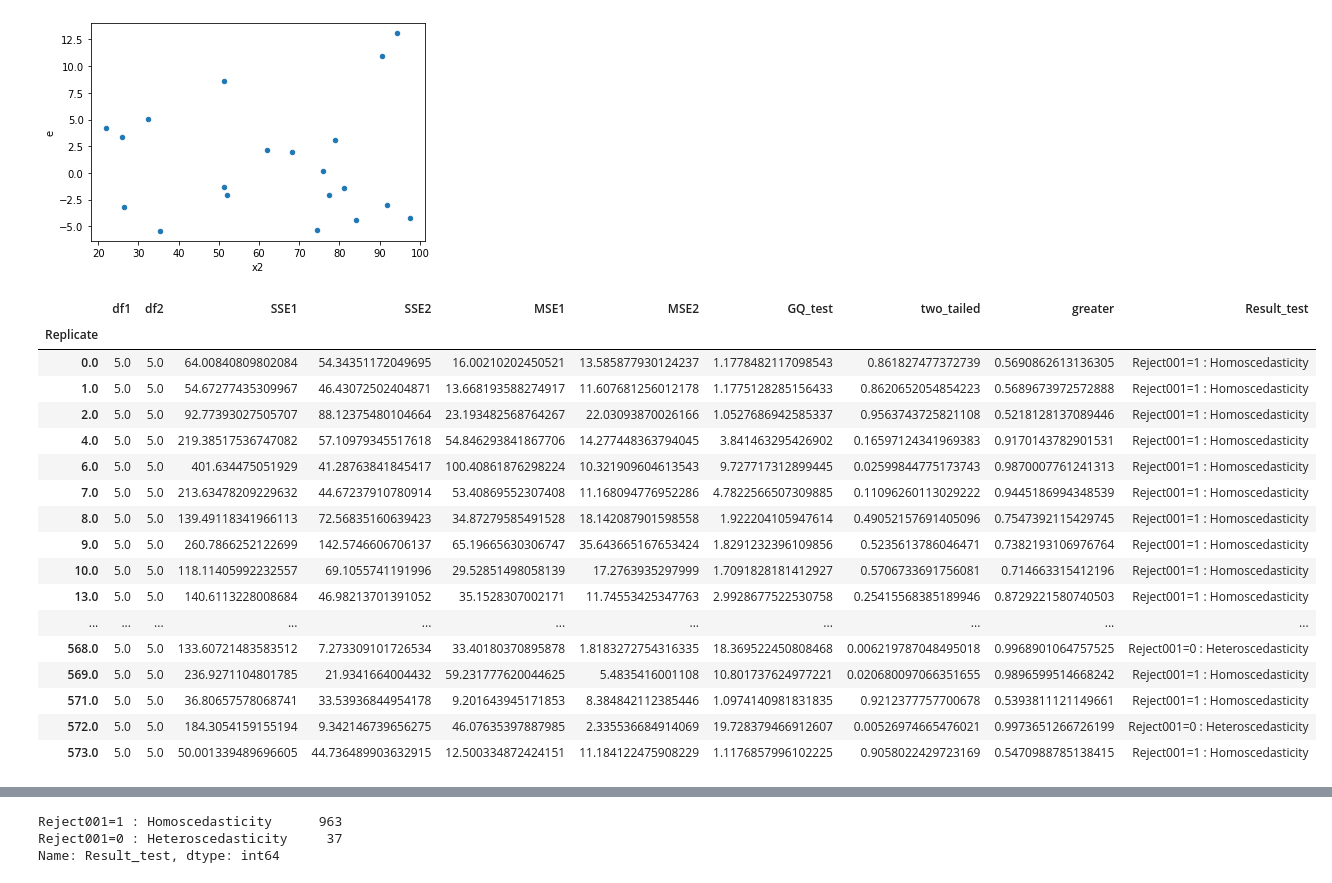
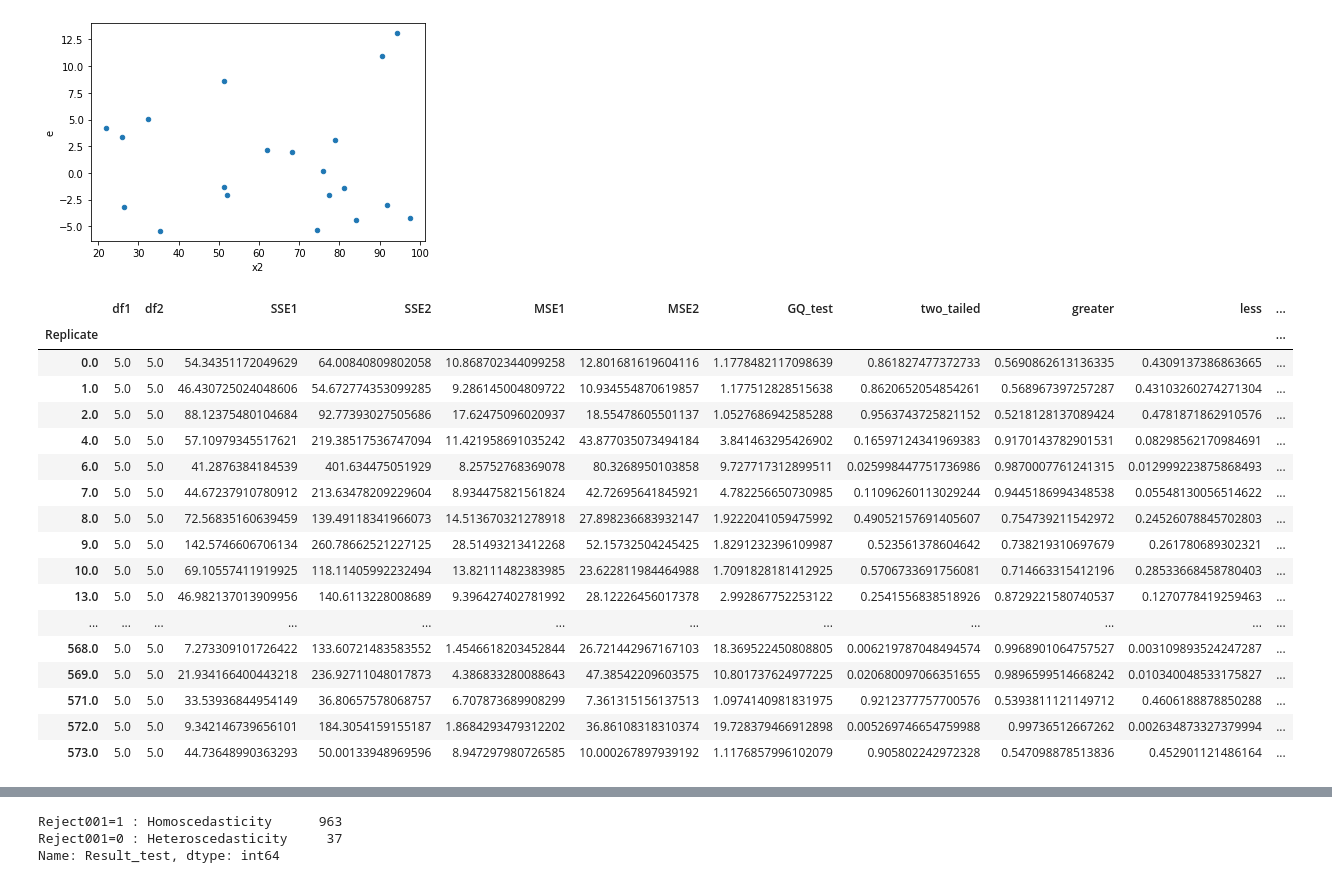
Before and after one commit to iam-fern/Generate_multiplication, a Jupyter notebook: GQtest_data_multi_delta_(0_8)_n20_01.ipynb, the cells around one changed output, grey strips where cells are left out. Cells and saved outputs as stored; diff of their text form; code cells hidden in the pictures.

```diff
--- a/GQtest_data_multi_delta_(0_8)_n20_01.ipynb
+++ b/GQtest_data_multi_delta_(0_8)_n20_01.ipynb
@@ -175,7 +176,6 @@ def get_result(run_replicate, percent_data):
     new_table_sort = new_table.sort_values('x2')
     new_table_sort.reset_index(inplace=True)
     new_table_sort.drop(['index'], axis=1, inplace=True)
-
 
     # แบ่งข้อมูลกลุ่มที่ 1
     table1 = new_table_sort.iloc[:int(percent_data*new_table_sort.shape[0]) , :]
@@ -189,8 +189,7 @@ def get_result(run_replicate, percent_data):
     # หาค่า df กลุ่ม 1
     DF1 = model1.df_resid + 1
     SSE1 = model1.ssr
-    MSE1 = model1.mse_resid
-
+    MSE1 = SSE1/DF1
 
     # แบ่งข้อมูลกลุ่มที่ 2
     table2 = new_table_sort.iloc[int((1-percent_data)*new_table_sort.shape[0]): , :]
@@ -204,23 +203,21 @@ def get_result(run_replicate, percent_data):
     # หาค่า df กลุ่ม 2
     DF2 = model2.df_resid + 1
     SSE2 = model2.ssr
-    MSE2 = model2.mse_resid
+    MSE2 = SSE2/DF2
 
     # ค่าสถิติทดสอบ
     GQ_test = (SSE2/DF2) / (SSE1/DF1)
-
 
     df2 = DF2
     df1 = DF1
 
     # คำนวณค่า p-value
-    # sf(x, dfn, dfd, loc=0, scale=1) : Survival function (also defined as 1 - cdf, but sf is sometimes more accurate)
+    # pdf(x, dfn, dfd, loc=0, scale=1) : Probability density function
     two_tailed = 2.0*(1.0-(ss.f.cdf(GQ_test, df2, df1)))
+    p_greater = ss.f.cdf(GQ_test, df2, df1)
+    p_less = 1.0-ss.f.cdf(GQ_test, df2, df1)
 
-    # pdf(x, dfn, dfd, loc=0, scale=1) : Probability density function
-    p_greater = ss.f.cdf(GQ_test, df2, df1)
-
-    return df2, df1, SSE2, SSE1, MSE2, MSE1, GQ_test, two_tailed, p_greater
+    return df1, df2, SSE1, SSE2, MSE1, MSE2, GQ_test, two_tailed, p_greater, p_less
 
 # สร้าง list ของ replicates
 list_replicate=list({i[0] for i in table.index})
@@ -236,13 +233,14 @@ list_MSE2=[]
 list_GQ_test=[]
 list_two_tailed=[]
 list_p_greater=[]
+list_p_less=[]
 
 # กำหนด % การแบ่งข้อมูล
 percent_data=0.4
 
 # ใช้ for loop สำหรับการ run ทุก replicates
 for run_replicate in list_replicate:
-    df1, df2, SSE1, SSE2, MSE1, MSE2, GQ_test, two_tailed, p_greater=get_result(run_replicate, percent_data)
+    df1, df2, SSE1, SSE2, MSE1, MSE2, GQ_test, two_tailed, p_greater, p_less=get_result(run_replicate, percent_data)
     list_df1.append(df1)
     list_SSE1.append(SSE1)
     list_df2.append(df2)
@@ -252,41 +250,42 @@ for run_replicate in list_replicate:
     list_GQ_test.append(GQ_test)
     list_two_tailed.append(two_tailed)
     list_p_greater.append(p_greater)
+    list_p_less.append(p_less)
 # %%
 # สร้างตารางผลลัพธ์
 alpha = 0.01
 pd.set_option('display.max_rows', 1000)
 pd.set_option('display.max_columns', 1000)
 pd.set_option('display.width', 1000)
 result=pd.DataFrame({"Replicate":list_replicate, "df1":list_df1, "df2":list_df2, "SSE1":list_SSE1,
                      "SSE2":list_SSE2, "MSE1":list_MSE1, "MSE2":list_MSE2,
-                     "GQ_test":list_GQ_test, "two_tailed":list_two_tailed, "greater":list_p_greater})
+                     "GQ_test":list_GQ_test, "two_tailed":list_two_tailed, "greater":list_p_greater, "less":list_p_less})
 result.set_index(['Replicate'], inplace=True)
-result=result[(result["two_tailed"]<=1) & (result["greater"]<=1)]
+result=result[(result["two_tailed"]<=1) & (result["greater"]<=1) & (result["less"]<=1)]
 result["Result_test"]=result["two_tailed"].apply(lambda p_value: 'Reject001=0 : Heteroscedasticity'
-                                                                  if p_value < alpha else 'Reject001=1 : Homoscedasticity')
+                                                 if p_value < alpha else 'Reject001=1 : Homoscedasticity')
 #two_tailed_new_show=two_tailed_new.drop(columns="greater")
 
 result.astype(str)
 # %% [output]
-|  | df1 | df2 | SSE1 | SSE2 | MSE1 | MSE2 | GQ_test | two_tailed | greater | Result_test |
-| Replicate |  |  |  |  |  |  |  |  |  |  |
-| 0.0 | 5.0 | 5.0 | 64.00840809802084 | 54.34351172049695 | 16.00210202450521 | 13.585877930124237 | 1.1778482117098543 | 0.861827477372739 | 0.5690862613136305 | Reject001=1 : Homoscedasticity |
-| 1.0 | 5.0 | 5.0 | 54.67277435309967 | 46.43072502404871 | 13.668193588274917 | 11.607681256012178 | 1.1775128285156433 | 0.8620652054854223 | 0.5689673972572888 | Reject001=1 : Homoscedasticity |
-| 2.0 | 5.0 | 5.0 | 92.77393027505707 | 88.12375480104664 | 23.193482568764267 | 22.03093870026166 | 1.0527686942585337 | 0.9563743725821108 | 0.5218128137089446 | Reject001=1 : Homoscedasticity |
-| 4.0 | 5.0 | 5.0 | 219.38517536747082 | 57.10979345517618 | 54.846293841867706 | 14.277448363794045 | 3.841463295426902 | 0.16597124341969383 | 0.9170143782901531 | Reject001=1 : Homoscedasticity |
-| 6.0 | 5.0 | 5.0 | 401.634475051929 | 41.28763841845417 | 100.40861876298224 | 10.321909604613543 | 9.727717312899445 | 0.02599844775173743 | 0.9870007761241313 | Reject001=1 : Homoscedasticity |
-| 7.0 | 5.0 | 5.0 | 213.63478209229632 | 44.67237910780914 | 53.40869552307408 | 11.168094776952286 | 4.7822566507309885 | 0.11096260113029222 | 0.9445186994348539 | Reject001=1 : Homoscedasticity |
-| 8.0 | 5.0 | 5.0 | 139.49118341966113 | 72.56835160639423 | 34.87279585491528 | 18.142087901598558 | 1.922204105947614 | 0.49052157691405096 | 0.7547392115429745 | Reject001=1 : Homoscedasticity |
-| 9.0 | 5.0 | 5.0 | 260.7866252122699 | 142.5746606706137 | 65.19665630306747 | 35.643665167653424 | 1.8291232396109856 | 0.5235613786046471 | 0.7382193106976764 | Reject001=1 : Homoscedasticity |
-| 10.0 | 5.0 | 5.0 | 118.11405992232557 | 69.1055741191996 | 29.52851498058139 | 17.2763935297999 | 1.7091828181412927 | 0.5706733691756081 | 0.714663315412196 | Reject001=1 : Homoscedasticity |
-| 13.0 | 5.0 | 5.0 | 140.6113228008684 | 46.98213701391052 | 35.1528307002171 | 11.74553425347763 | 2.9928677522530758 | 0.25415568385189946 | 0.8729221580740503 | Reject001=1 : Homoscedasticity |
-| ... | ... | ... | ... | ... | ... | ... | ... | ... | ... | ... |
-| 568.0 | 5.0 | 5.0 | 133.60721483583512 | 7.273309101726534 | 33.40180370895878 | 1.8183272754316335 | 18.369522450808468 | 0.006219787048495018 | 0.9968901064757525 | Reject001=0 : Heteroscedasticity |
-| 569.0 | 5.0 | 5.0 | 236.9271104801785 | 21.9341664004432 | 59.231777620044625 | 5.4835416001108 | 10.801737624977221 | 0.020680097066351655 | 0.9896599514668242 | Reject001=1 : Homoscedasticity |
-| 571.0 | 5.0 | 5.0 | 36.80657578068741 | 33.53936844954178 | 9.201643945171853 | 8.384842112385446 | 1.0974140981831835 | 0.9212377757700678 | 0.5393811121149661 | Reject001=1 : Homoscedasticity |
-| 572.0 | 5.0 | 5.0 | 184.3054159155194 | 9.342146739656275 | 46.07635397887985 | 2.335536684914069 | 19.728379466912607 | 0.00526974665476021 | 0.9973651266726199 | Reject001=0 : Heteroscedasticity |
-| 573.0 | 5.0 | 5.0 | 50.001339489696605 | 44.736489903632915 | 12.500334872424151 | 11.184122475908229 | 1.1176857996102225 | 0.9058022429723169 | 0.5470988785138415 | Reject001=1 : Homoscedasticity |
+|  | df1 | df2 | SSE1 | SSE2 | MSE1 | MSE2 | GQ_test | two_tailed | greater | less | ... |
+| Replicate |  |  |  |  |  |  |  |  |  |  | ... |
+| 0.0 | 5.0 | 5.0 | 54.34351172049629 | 64.00840809802058 | 10.868702344099258 | 12.801681619604116 | 1.1778482117098639 | 0.861827477372733 | 0.5690862613136335 | 0.4309137386863665 | ... |
+| 1.0 | 5.0 | 5.0 | 46.430725024048606 | 54.672774353099285 | 9.286145004809722 | 10.934554870619857 | 1.177512828515638 | 0.8620652054854261 | 0.568967397257287 | 0.43103260274271304 | ... |
+| 2.0 | 5.0 | 5.0 | 88.12375480104684 | 92.77393027505686 | 17.62475096020937 | 18.55478605501137 | 1.0527686942585288 | 0.9563743725821152 | 0.5218128137089424 | 0.4781871862910576 | ... |
+| 4.0 | 5.0 | 5.0 | 57.10979345517621 | 219.38517536747094 | 11.421958691035242 | 43.877035073494184 | 3.841463295426902 | 0.16597124341969383 | 0.9170143782901531 | 0.08298562170984691 | ... |
+| 6.0 | 5.0 | 5.0 | 41.2876384184539 | 401.634475051929 | 8.25752768369078 | 80.3268950103858 | 9.727717312899511 | 0.025998447751736986 | 0.9870007761241315 | 0.012999223875868493 | ... |
+| 7.0 | 5.0 | 5.0 | 44.67237910780912 | 213.63478209229604 | 8.934475821561824 | 42.72695641845921 | 4.782256650730985 | 0.11096260113029244 | 0.9445186994348538 | 0.05548130056514622 | ... |
+| 8.0 | 5.0 | 5.0 | 72.56835160639459 | 139.49118341966073 | 14.513670321278918 | 27.898236683932147 | 1.9222041059475992 | 0.49052157691405607 | 0.754739211542972 | 0.24526078845702803 | ... |
+| 9.0 | 5.0 | 5.0 | 142.5746606706134 | 260.78662521227125 | 28.51493213412268 | 52.15732504245425 | 1.8291232396109987 | 0.523561378604642 | 0.738219310697679 | 0.261780689302321 | ... |
+| 10.0 | 5.0 | 5.0 | 69.10557411919925 | 118.11405992232494 | 13.82111482383985 | 23.622811984464988 | 1.7091828181412925 | 0.5706733691756081 | 0.714663315412196 | 0.28533668458780403 | ... |
+| 13.0 | 5.0 | 5.0 | 46.982137013909956 | 140.6113228008689 | 9.396427402781992 | 28.12226456017378 | 2.992867752253122 | 0.2541556838518926 | 0.8729221580740537 | 0.1270778419259463 | ... |
+| ... | ... | ... | ... | ... | ... | ... | ... | ... | ... | ... | ... |
+| 568.0 | 5.0 | 5.0 | 7.273309101726422 | 133.60721483583552 | 1.4546618203452844 | 26.721442967167103 | 18.369522450808805 | 0.006219787048494574 | 0.9968901064757527 | 0.003109893524247287 | ... |
+| 569.0 | 5.0 | 5.0 | 21.934166400443218 | 236.92711048017873 | 4.386833280088643 | 47.38542209603575 | 10.801737624977225 | 0.020680097066351655 | 0.9896599514668242 | 0.010340048533175827 | ... |
+| 571.0 | 5.0 | 5.0 | 33.53936844954149 | 36.80657578068757 | 6.707873689908299 | 7.361315156137513 | 1.0974140981831975 | 0.9212377757700576 | 0.5393811121149712 | 0.4606188878850288 | ... |
+| 572.0 | 5.0 | 5.0 | 9.342146739656101 | 184.3054159155187 | 1.8684293479312202 | 36.86108318310374 | 19.728379466912898 | 0.005269746654759988 | 0.99736512667262 | 0.002634873327379994 | ... |
+| 573.0 | 5.0 | 5.0 | 44.73648990363293 | 50.00133948969596 | 8.947297980726585 | 10.000267897939192 | 1.1176857996102079 | 0.905802242972328 | 0.547098878513836 | 0.452901121486164 | ... |
 # %%
 # สร้างตารางผลลัพธ์
 alpha = 0.01
```
Also changed, not shown: parts of 2 cells of this notebook.
